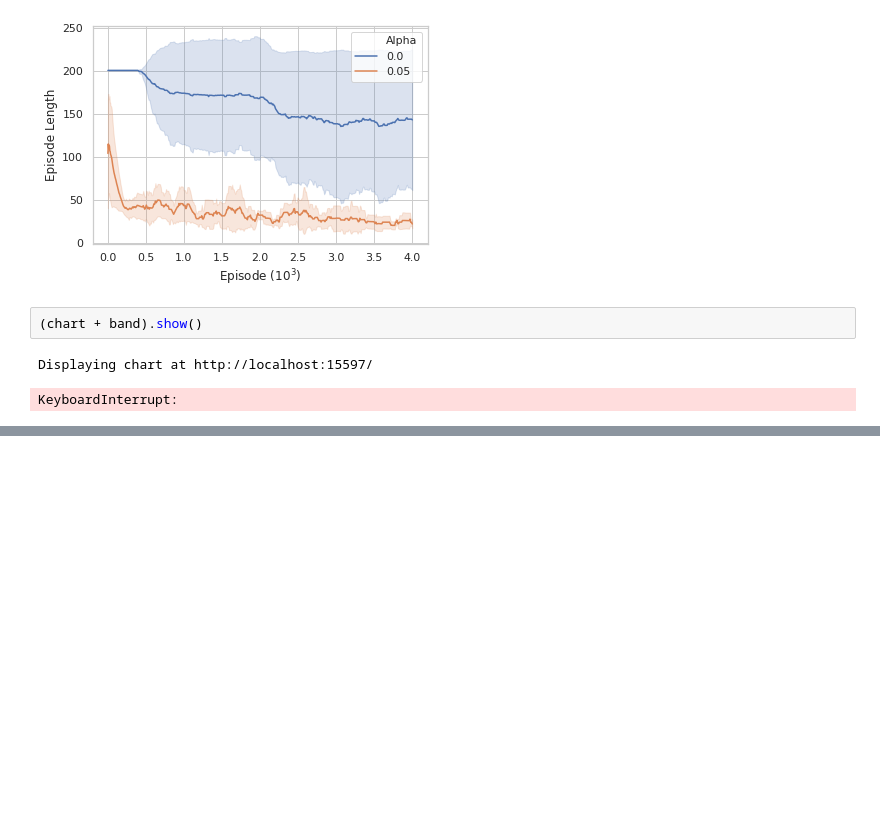
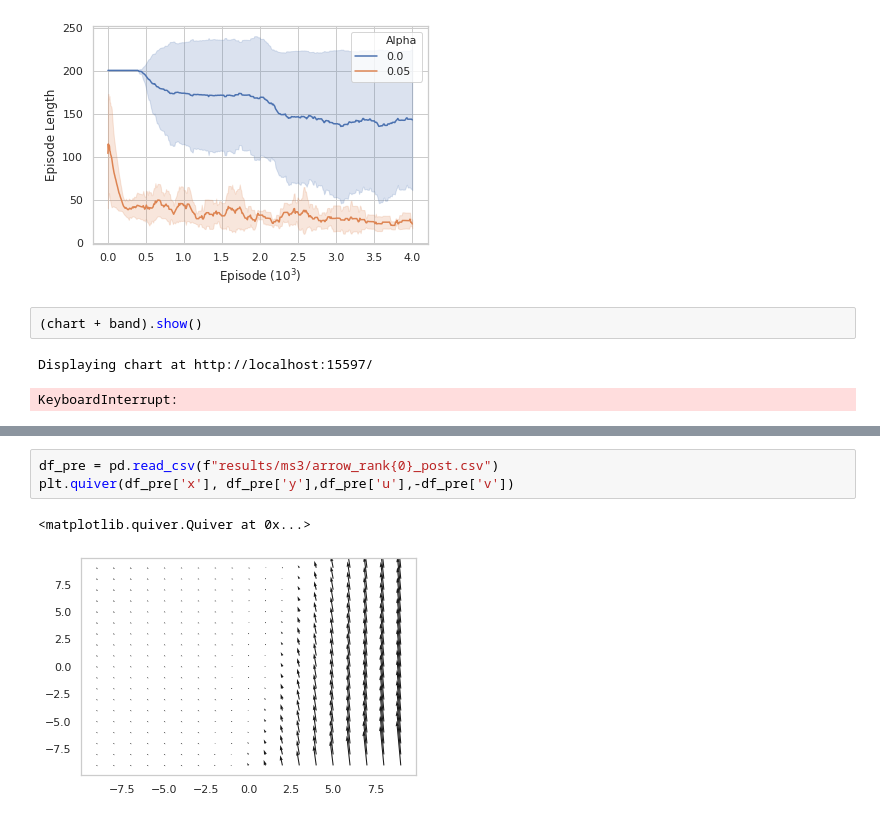
Before and after one commit to timtody/intrinsically_motivated_robotics, a Jupyter notebook: plots.ipynb, the cells around one changed output, grey strips where cells are left out. Cells and saved outputs as stored; diff of their text form; blank space fills up the shorter version.

```diff
--- a/plots.ipynb
+++ b/plots.ipynb
@@ -558,0 +646,6 @@ plt.savefig("test.pdf", bbox_inches='tight')
+# %%
+df_pre = pd.read_csv(f"results/ms3/arrow_rank{0}_post.csv")
+plt.quiver(df_pre['x'], df_pre['y'],df_pre['u'],-df_pre['v'])
+# %% [output]
+<matplotlib.quiver.Quiver at 0x...>
+[figure, added]
```
Also changed, not shown: parts of 14 cells of this notebook, 27 other files.
